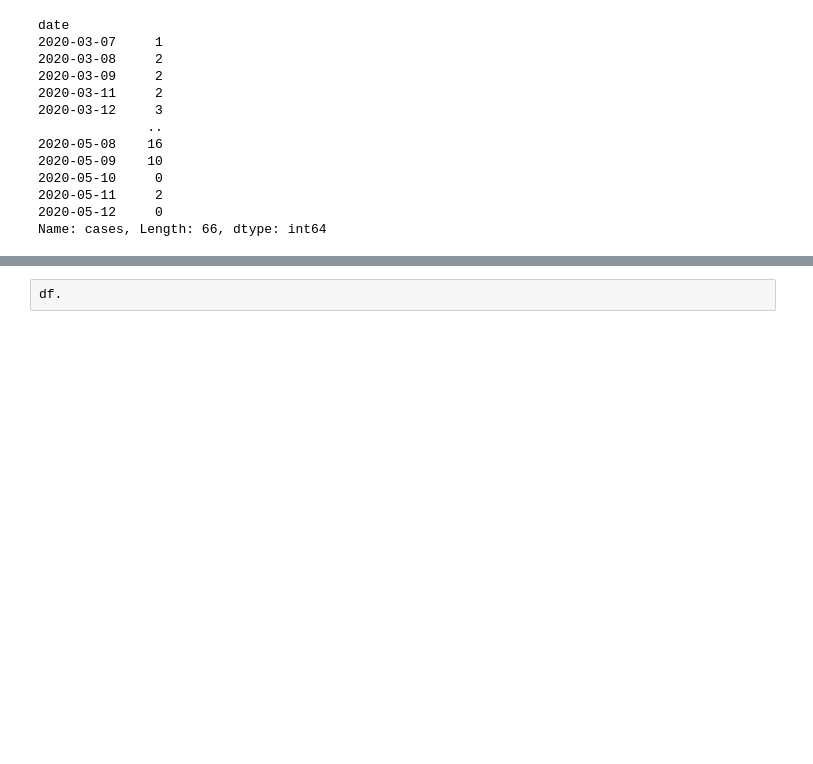
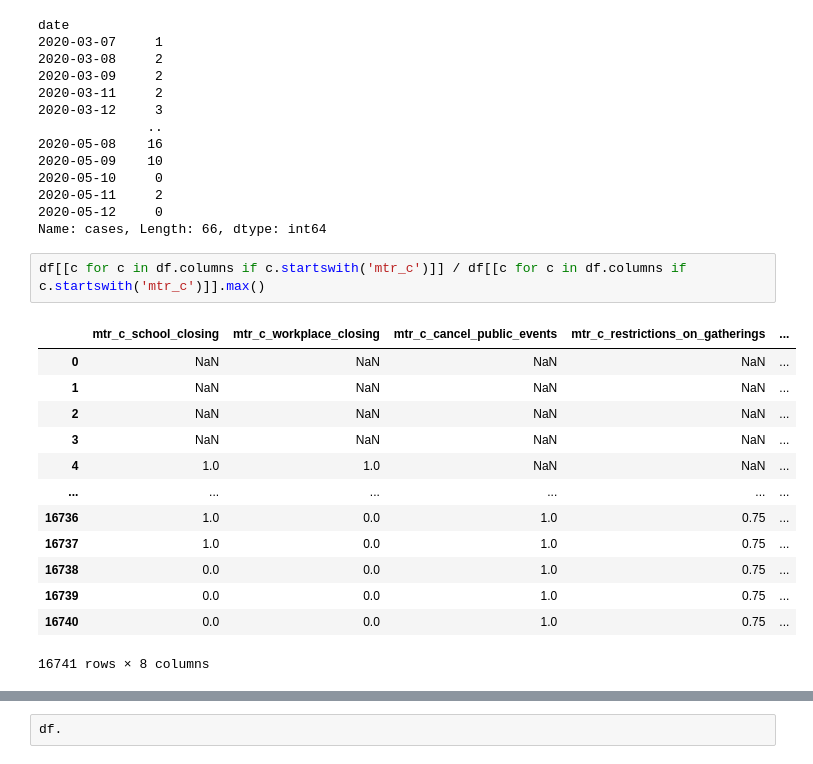
Before and after one commit to silverfield/corona-vis, a Jupyter notebook: nbs/process.ipynb, the cells around one changed output, grey strips where cells are left out. Cells and saved outputs as stored; diff of their text form; blank space fills up the shorter version.

```diff
--- a/nbs/process.ipynb
+++ b/nbs/process.ipynb
@@ -49,6 +48,22 @@ date
 2020-05-11     2
 2020-05-12     0
 Name: cases, Length: 66, dtype: int64
+# %%
+df[[c for c in df.columns if c.startswith('mtr_c')]] / df[[c for c in df.columns if c.startswith('mtr_c')]].max()
+# %% [output]
+|  | mtr_c_school_closing | mtr_c_workplace_closing | mtr_c_cancel_public_events | mtr_c_restrictions_on_gatherings | ... |
+| 0 | NaN | NaN | NaN | NaN | ... |
+| 1 | NaN | NaN | NaN | NaN | ... |
+| 2 | NaN | NaN | NaN | NaN | ... |
+| 3 | NaN | NaN | NaN | NaN | ... |
+| 4 | 1.0 | 1.0 | NaN | NaN | ... |
+| ... | ... | ... | ... | ... | ... |
+| 16736 | 1.0 | 0.0 | 1.0 | 0.75 | ... |
+| 16737 | 1.0 | 0.0 | 1.0 | 0.75 | ... |
+| 16738 | 0.0 | 0.0 | 1.0 | 0.75 | ... |
+| 16739 | 0.0 | 0.0 | 1.0 | 0.75 | ... |
+| 16740 | 0.0 | 0.0 | 1.0 | 0.75 | ... |
+16741 rows × 8 columns
 # %%
 df[[c for c in df.columns if c.startswith('mtr_c')]].describe()
 # %% [output]
```
Also changed, not shown: parts of 4 cells of this notebook, 7 other files.
